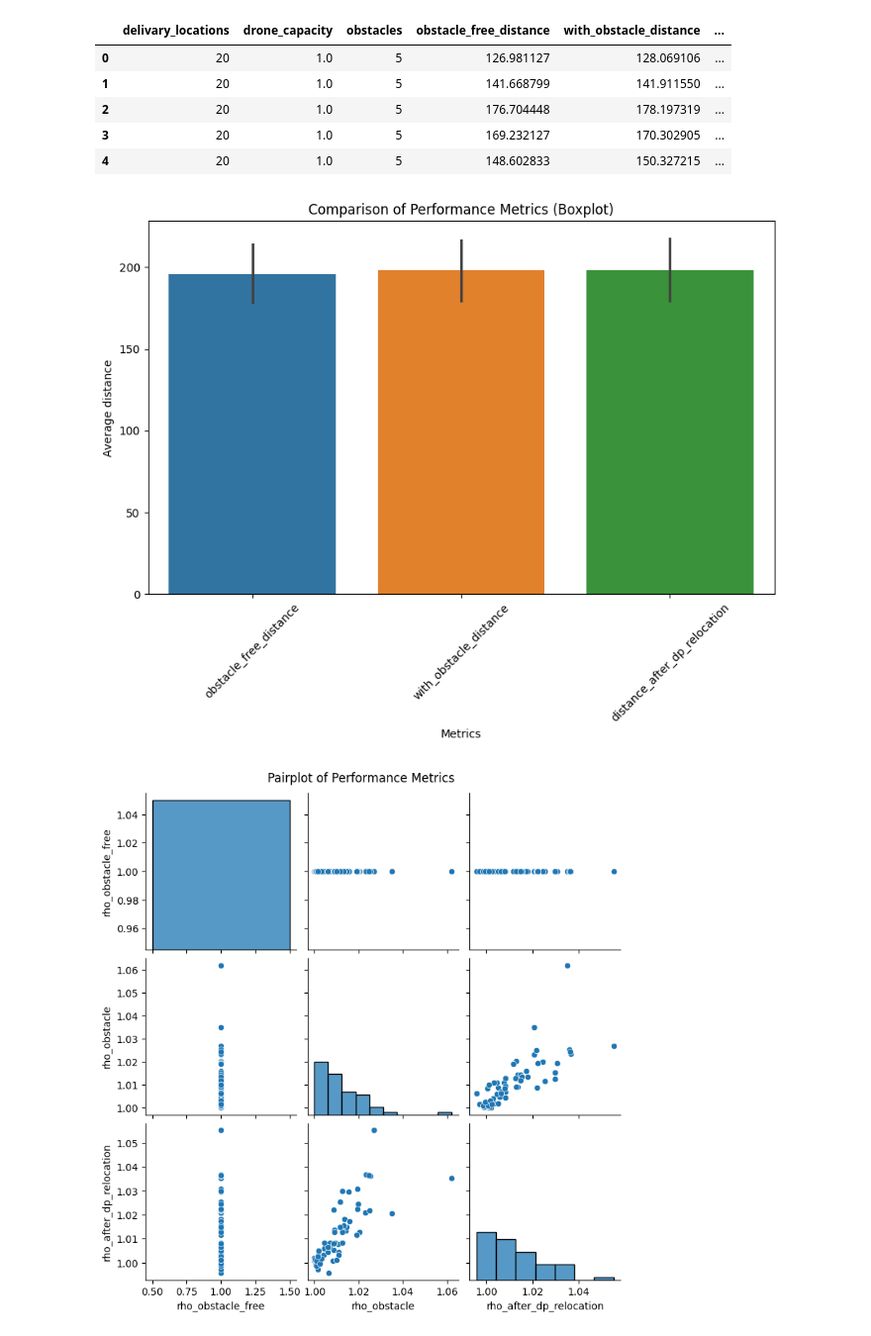
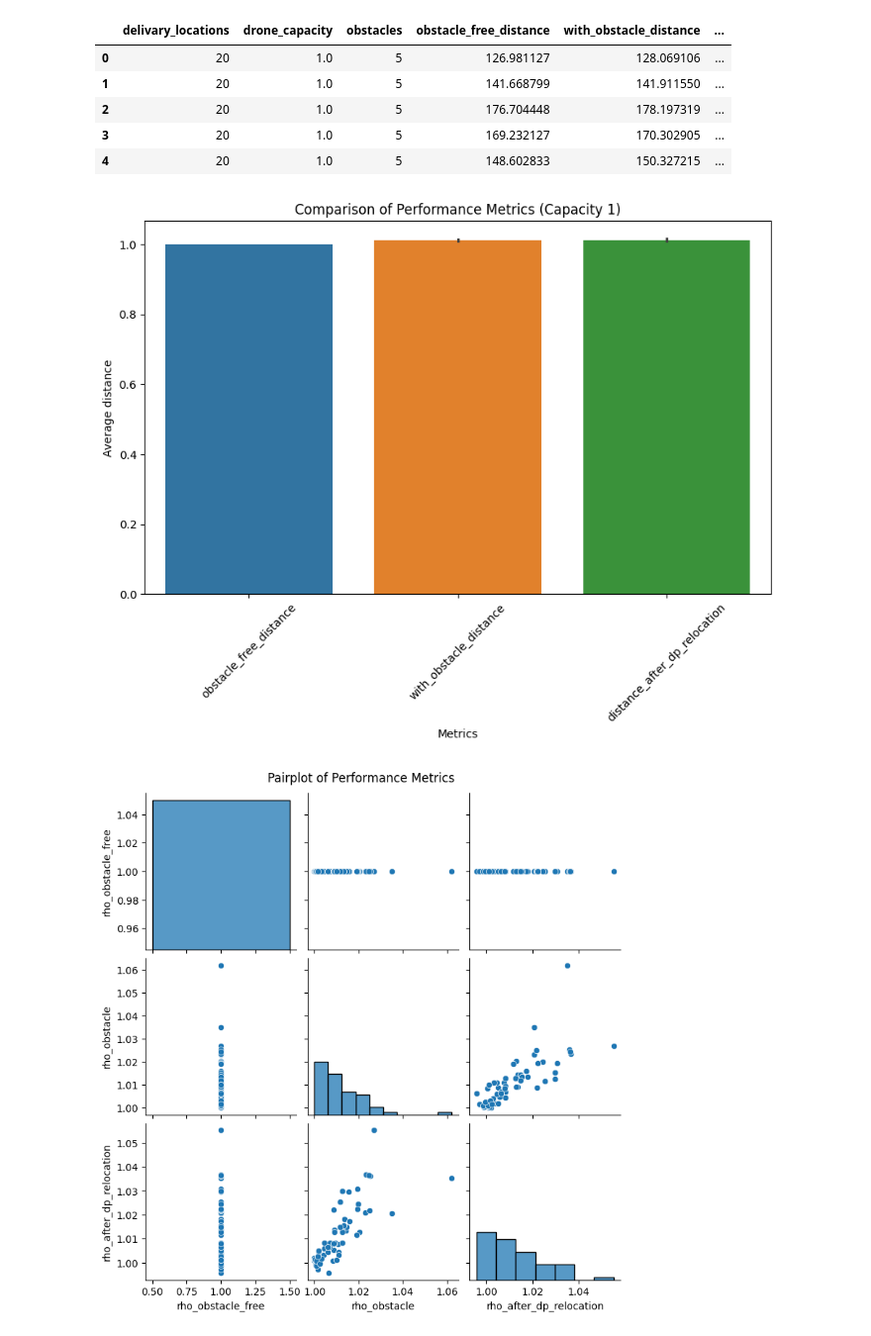
Before and after one commit to CR-Samrat/drone-based-delivary, a Jupyter notebook: euclidean_with_obstacle_performance_test.ipynb, the cells around one changed output. Shown: that part at 99% size. Saved outputs shown, nothing was run; the diff lists cells and outputs as text; code cells hidden in the pictures.

```diff
--- a/euclidean_with_obstacle_performance_test.ipynb
+++ b/euclidean_with_obstacle_performance_test.ipynb
@@ -2,6 +2,7 @@
 import pandas as pd
 import matplotlib.pyplot as plt
 import seaborn as sns
+plt.style.use('default')
 # %% [markdown]
 ## Capacity 1
 # %%
@@ -50,14 +51,14 @@ df_cap_1.head()
 # %%
 # Boxplot
 plt.figure(figsize=(10, 6))
-sns.barplot(data=df_cap_1.iloc[:, -6:-3])
-plt.title('Comparison of Performance Metrics (Boxplot)')
+sns.barplot(data=df_cap_1.iloc[:, -3:])
+plt.title('Comparison of Performance Metrics (Capacity 1)')
 plt.xlabel('Metrics')
 plt.ylabel('Average distance')
 plt.xticks(ticks=[0, 1, 2], labels=['obstacle_free_distance', 'with_obstacle_distance', 'distance_after_dp_relocation'], rotation=45)
 plt.show()
 # %% [output]
-[figure, old version]
+[figure, new version]
 # %%
 # Pairplot
 sns.pairplot(df_cap_1.iloc[:, -3:])
```
Also changed, not shown: parts of 3 cells of this notebook.
